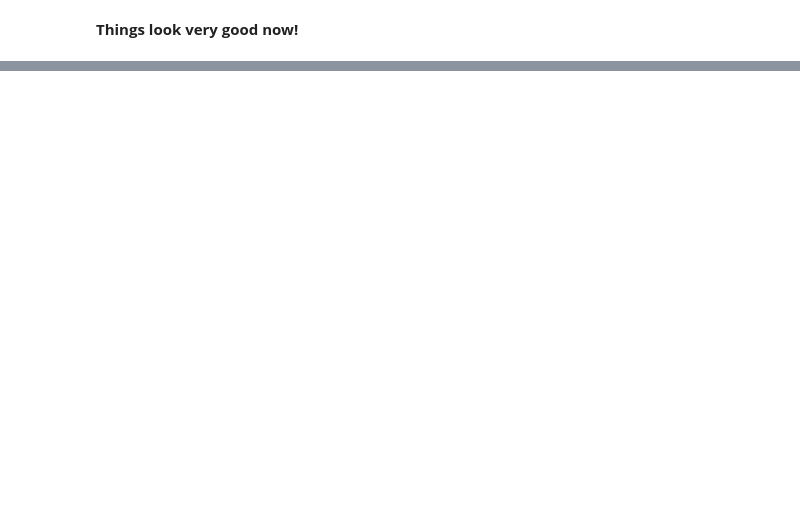
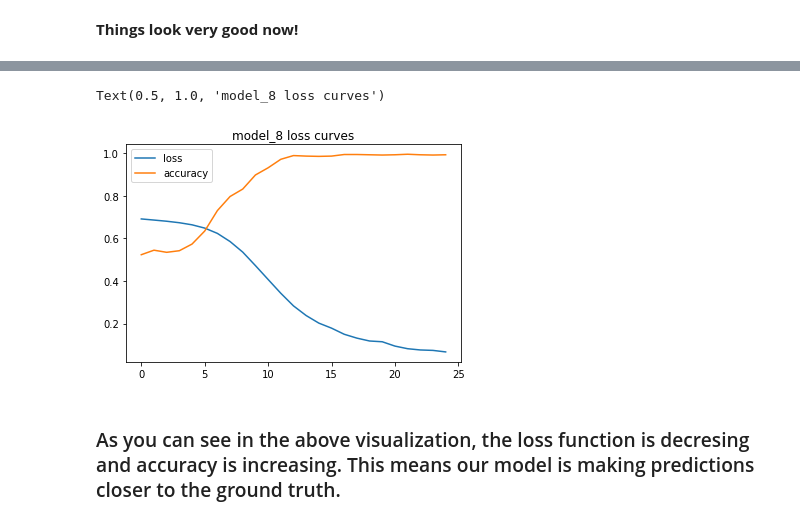
Before and after one commit to Kaushal-Top5699/classification_NN_tensorflow, a Jupyter notebook: classification_NN_tensorflow.ipynb, the cells around one changed output, grey strips where cells are left out. Drawn from its saved outputs; the diff is of its cells as text; code cells hidden in the pictures; blank space fills up the shorter version.

```diff
--- a/classification_NN_tensorflow.ipynb
+++ b/classification_NN_tensorflow.ipynb
@@ -557,0 +621,9 @@ doing binary classifcation...
+# %%
+# Plot the loss curve.
+pd.DataFrame(history.history).plot()
+plt.title("model_8 loss curves")
+# %% [output]
+Text(0.5, 1.0, 'model_8 loss curves')
+[figure, added]
+# %% [markdown]
+### As you can see in the above visualization, the loss function is decresing and accuracy is increasing. This means our model is making predictions closer to the ground truth.
```
Also changed, not shown: parts of 18 cells of this notebook.
